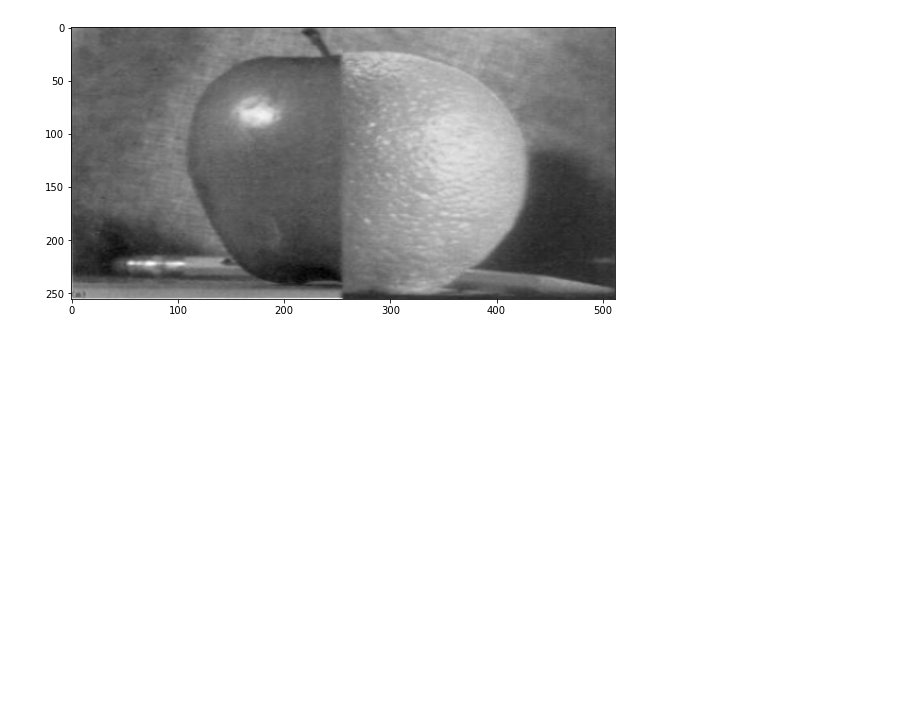
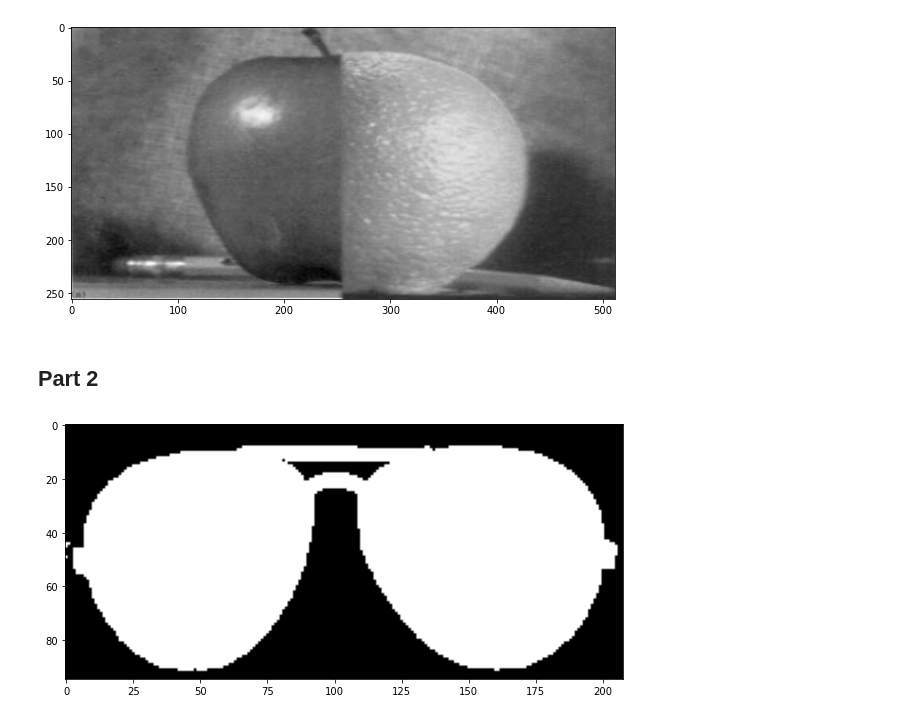
Before and after one commit to JHludwolf/AgentesInteligentes, a Jupyter notebook: Segundo Parcial/Project/ImageCombination.ipynb, the cells around one changed output. Drawn from its saved outputs; the diff is of its cells as text; code cells hidden in the pictures; blank space fills up the shorter version.

```diff
--- a/Segundo Parcial/Project/ImageCombination.ipynb
+++ b/Segundo Parcial/Project/ImageCombination.ipynb
@@ -144,3 +140,15 @@ plt.imshow(Results[2], cmap='gray')
 plt.show()
 # %% [output]
 [figure]
+# %% [markdown]
+## Part 2
+# %%
+sunglasses = cv2.imread("sung.png", cv2.IMREAD_UNCHANGED)
+_, sunglasses_mask = cv2.threshold(sunglasses[:, :, 3], 0, 255, cv2.THRESH_BINARY)
+plt.figure(figsize=(10,5))
+
+plt.imshow(sunglasses_mask, cmap='gray')
+
+plt.show()
+# %% [output]
+[figure, added]
```
Also changed, not shown: parts of 12 cells of this notebook, 7 other files.
